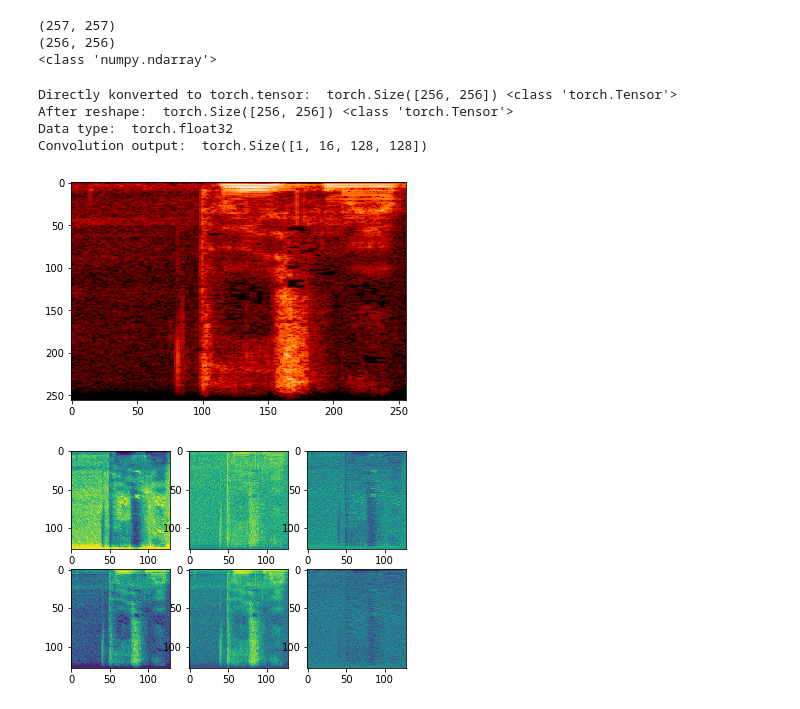
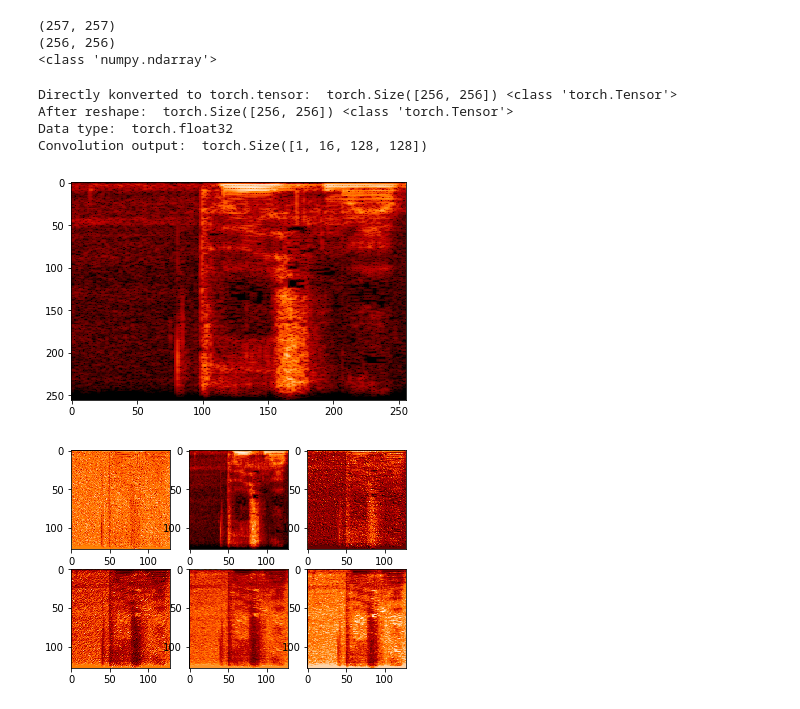
Before and after one commit to 226776/NN_VoiceRecognition, a Jupyter notebook: SoundToTensor.ipynb, the cells around one changed output. Cells and saved outputs as stored; diff of their text form; code cells hidden in the pictures.

```diff
--- a/SoundToTensor.ipynb
+++ b/SoundToTensor.ipynb
@@ -90,32 +92,32 @@ pyplot.imshow(tsignal,cmap='gist_heat', aspect ='auto')
 
 # Conv needs 4 arguments (4 dimentional tensor)
 # View is tensor reshape (as reshape in numpy)
 image_pro = tsignal.view(-1, 1, signal_size, signal_size)
 
 print("After reshape: " , tsignal.shape, type(tsignal))
 print("Data type: ", tsignal.dtype)
 
 
 # Define convolution
 convT = nn.Conv2d(1, 16, kernel_size=3, stride=2, padding=1)
 # Convolution input
 Cj2 = convT(image_pro)
 
 print("Convolution output: ", Cj2.shape)
 
 # We can't view the object that requires_gradient = True
 Cj2 = Cj2.detach()
 
 # Convolutions plot (6 from 16)
 pyplot.figure(2)
 channel = 16
 for i in range(0,6):
     pyplot.subplot(2,3,i+1)
-    pyplot.imshow(Cj2[0,i])
+    pyplot.imshow(Cj2[0,i],cmap='gist_heat', aspect ='auto')
 # %% [output]
 Directly konverted to torch.tensor:  torch.Size([256, 256]) <class 'torch.Tensor'>
 After reshape:  torch.Size([256, 256]) <class 'torch.Tensor'>
 Data type:  torch.float32
 Convolution output:  torch.Size([1, 16, 128, 128])
 [figure]
-[figure, old version]
+[figure, new version]
```
Also changed, not shown: parts of 2 cells of this notebook.
